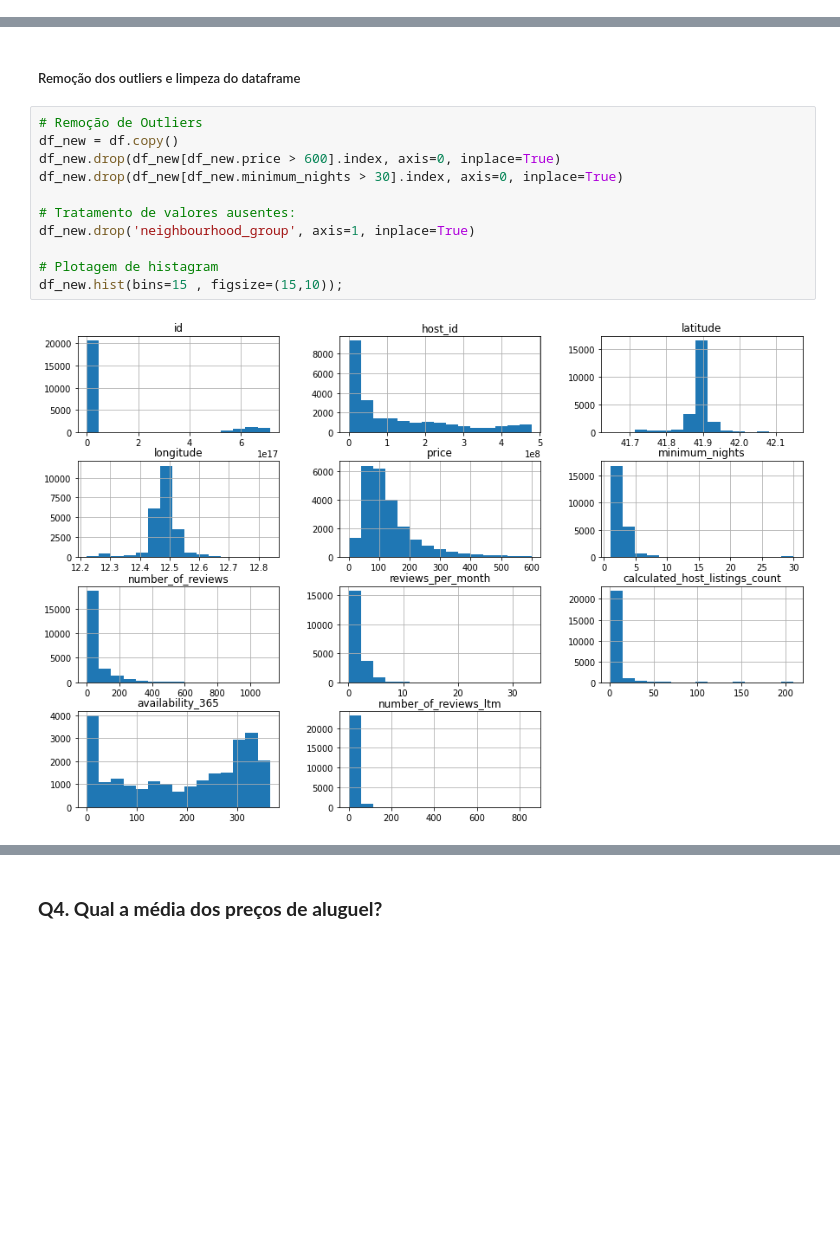
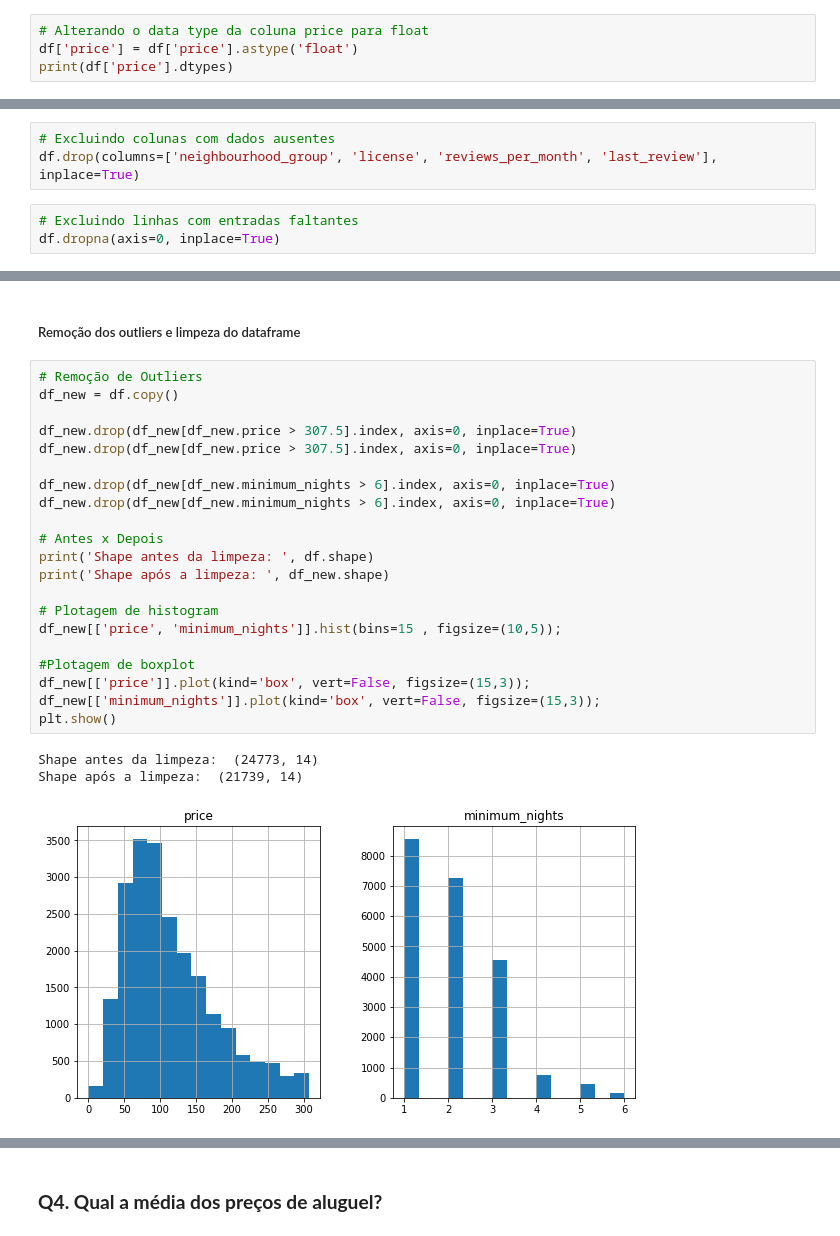
Before and after one commit to pierrebomfim/data_science, a Jupyter notebook: Analisando_os_Dados_do_Airbnb_(ROMA).ipynb, the cells around one changed output, grey strips where cells are left out. Drawn from its saved outputs; the diff is of its cells as text; blank space fills up the shorter version.

```diff
--- a/Analisando_os_Dados_do_Airbnb_(ROMA).ipynb
+++ b/Analisando_os_Dados_do_Airbnb_(ROMA).ipynb
@@ -135,3 +135,7 @@ availability_365                    int64
 number_of_reviews_ltm               int64
 license                            object
 dtype: object
+# %%
+# Alterando o data type da coluna price para float
+df['price'] = df['price'].astype('float')
+print(df['price'].dtypes)
@@ -162,0 +173,6 @@ dtype: float64
+# %%
+# Excluindo colunas com dados ausentes
+df.drop(columns=['neighbourhood_group', 'license', 'reviews_per_month', 'last_review'], inplace=True)
+# %%
+# Excluindo linhas com entradas faltantes
+df.dropna(axis=0, inplace=True)
@@ -232,13 +309,25 @@ Valores acima de 30 na variável minimum_nights:
 # %%
 # Remoção de Outliers
 df_new = df.copy()
-df_new.drop(df_new[df_new.price > 600].index, axis=0, inplace=True)
-df_new.drop(df_new[df_new.minimum_nights > 30].index, axis=0, inplace=True)
 
-# Tratamento de valores ausentes:
-df_new.drop('neighbourhood_group', axis=1, inplace=True)
+df_new.drop(df_new[df_new.price > 307.5].index, axis=0, inplace=True)
+df_new.drop(df_new[df_new.price > 307.5].index, axis=0, inplace=True)
 
-# Plotagem de histagram
-df_new.hist(bins=15 , figsize=(15,10));
+df_new.drop(df_new[df_new.minimum_nights > 6].index, axis=0, inplace=True)
+df_new.drop(df_new[df_new.minimum_nights > 6].index, axis=0, inplace=True)
+
+# Antes x Depois
+print('Shape antes da limpeza: ', df.shape)
+print('Shape após a limpeza: ', df_new.shape)
+
+# Plotagem de histogram
+df_new[['price', 'minimum_nights']].hist(bins=15 , figsize=(10,5));
+
+#Plotagem de boxplot
+df_new[['price']].plot(kind='box', vert=False, figsize=(15,3));
+df_new[['minimum_nights']].plot(kind='box', vert=False, figsize=(15,3));
+plt.show()
 # %% [output]
+Shape antes da limpeza:  (24773, 14)
+Shape após a limpeza:  (21739, 14)
-[figure, old version]
+[figure, new version]
```
Also changed, not shown: parts of 29 cells of this notebook.
